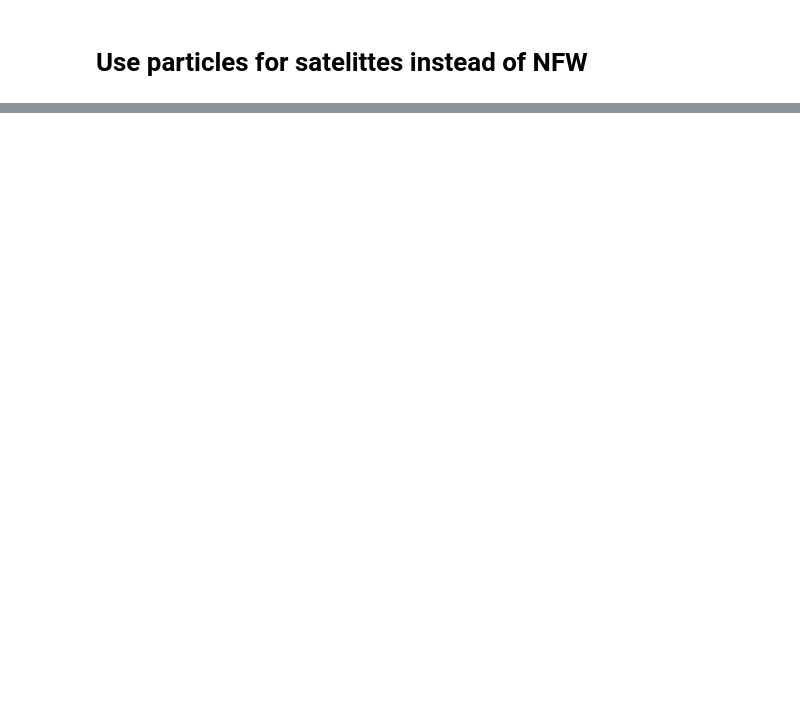
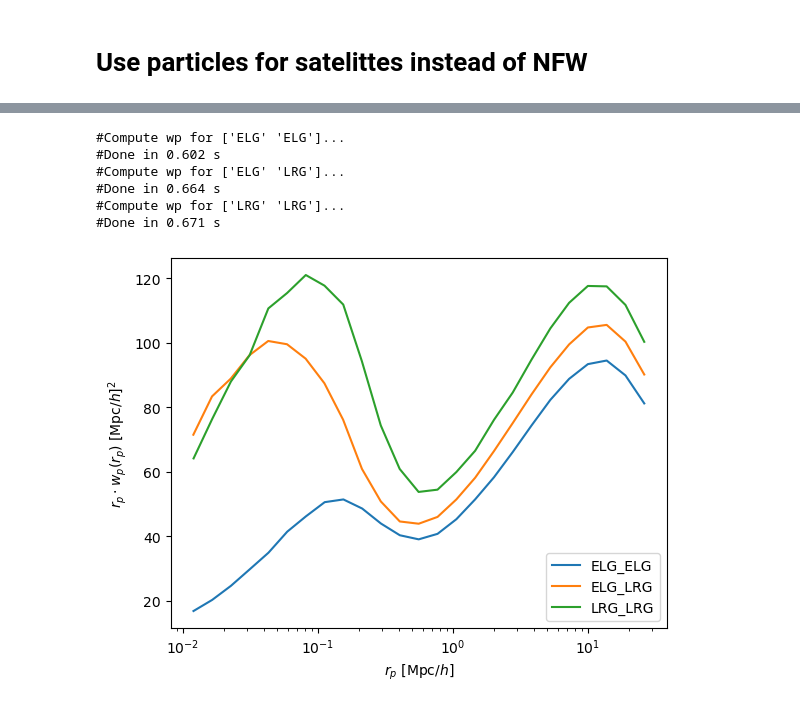
Before and after one commit to antoine-rocher/HODDIES, a Jupyter notebook: nb/basic_HOD_examples.ipynb, the cells around one changed output, grey strips where cells are left out. Cells and saved outputs as stored; diff of their text form; code cells hidden in the pictures; blank space fills up the shorter version.

Commit message:
add cross corr example

```diff
--- a/nb/basic_HOD_examples.ipynb
+++ b/nb/basic_HOD_examples.ipynb
@@ -359,0 +400,23 @@ HOD_obj_part.get_crosswp(cats, tracers=['ELG', 'LRG'], verbose=True)
+# %%
+#compute clustering for 1 tracer, it applies rsd following the los parameter
+
+rp, wp = HOD_obj.get_wp(cats, tracers='ELG')
+s, xi = HOD_obj.get_2PCF(cats, tracers='ELG')
+#Plot 2PCF
+import matplotlib.pyplot as plt
+
+plt.plot(rp,rp*wp)
+plt.xscale('log')
+plt.xlabel('$r_p$ [$\mathrm{{Mpc}}/h$]')
+plt.ylabel(r'$r_p \cdot w_p(r_p)$ [$\mathrm{{Mpc}}/h$]$^2$')
+plt.show()
+
+
+plt.plot(s,s*xi[0], label='l=0')
+plt.plot(s,s*xi[1], label='l=2')
+
+plt.xscale('log')
+plt.xlabel('$s$ [$\mathrm{{Mpc}}/h$]')
+plt.ylabel(r'$s \cdot \xi_{\ell}(s)$ [$\mathrm{{Mpc}}/h$]')
+plt.legend()
+plt.show()
@@ -359,0 +430,19 @@ HOD_obj_part.get_crosswp(cats, tracers=['ELG', 'LRG'], verbose=True)
+# %%
+cross_corr = HOD_obj_part.get_crosswp(cats, tracers=['ELG', 'LRG'], verbose=True)
+# %% [output]
+#Compute wp for ['ELG' 'ELG']...
+#Done in 0.602 s
+#Compute wp for ['ELG' 'LRG']...
+#Done in 0.664 s
+#Compute wp for ['LRG' 'LRG']...
+#Done in 0.671 s
+# %%
+for tr, (rp, wp) in zip(cross_corr.keys(), cross_corr.values()):
+    plt.plot(rp,rp*wp, label=tr)
+plt.xscale('log')
+plt.xlabel('$r_p$ [$\mathrm{{Mpc}}/h$]')
+plt.legend()
+plt.ylabel(r'$r_p \cdot w_p(r_p)$ [$\mathrm{{Mpc}}/h$]$^2$')
+plt.show()
+# %% [output]
+[figure, added]
```
Also changed, not shown: parts of 16 cells of this notebook.
